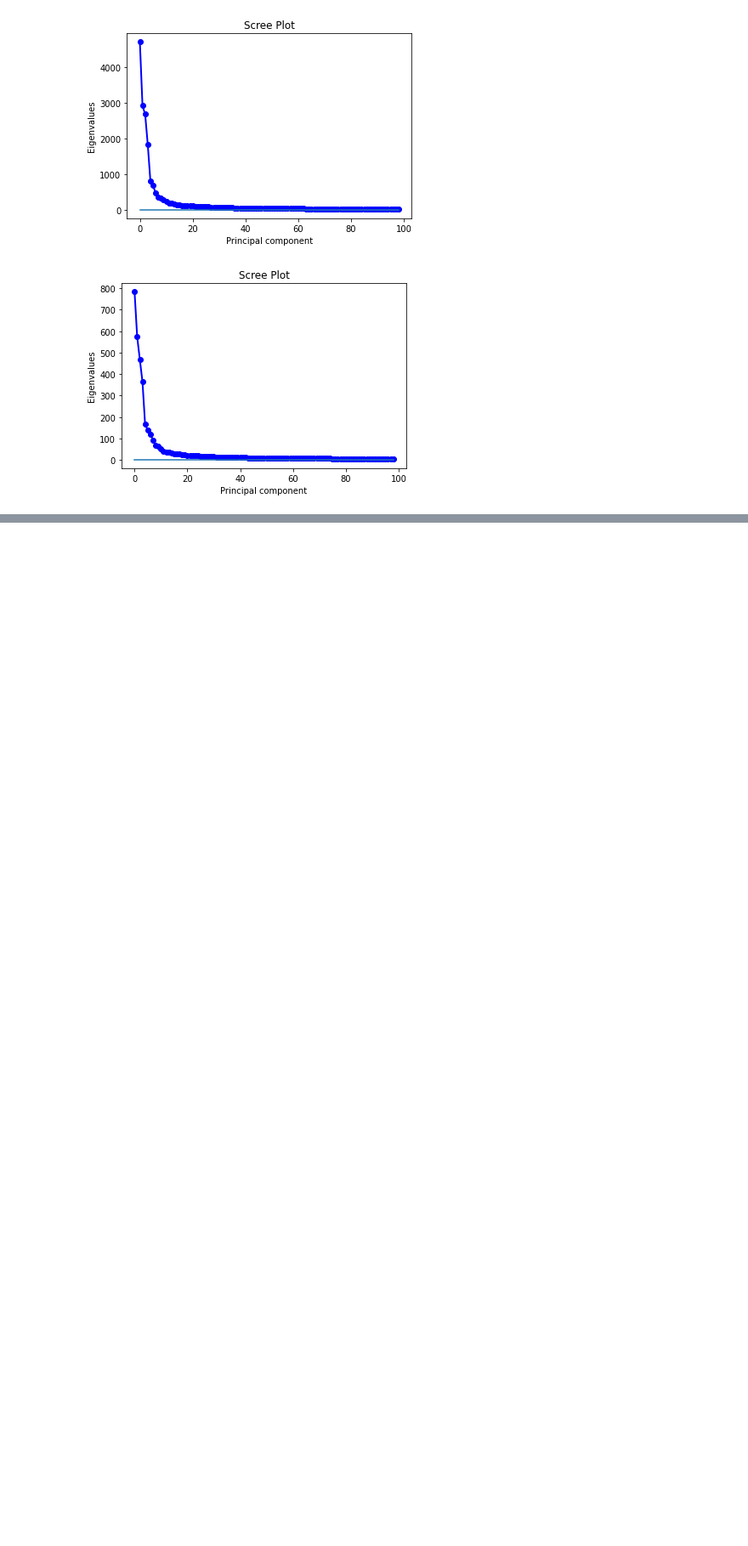
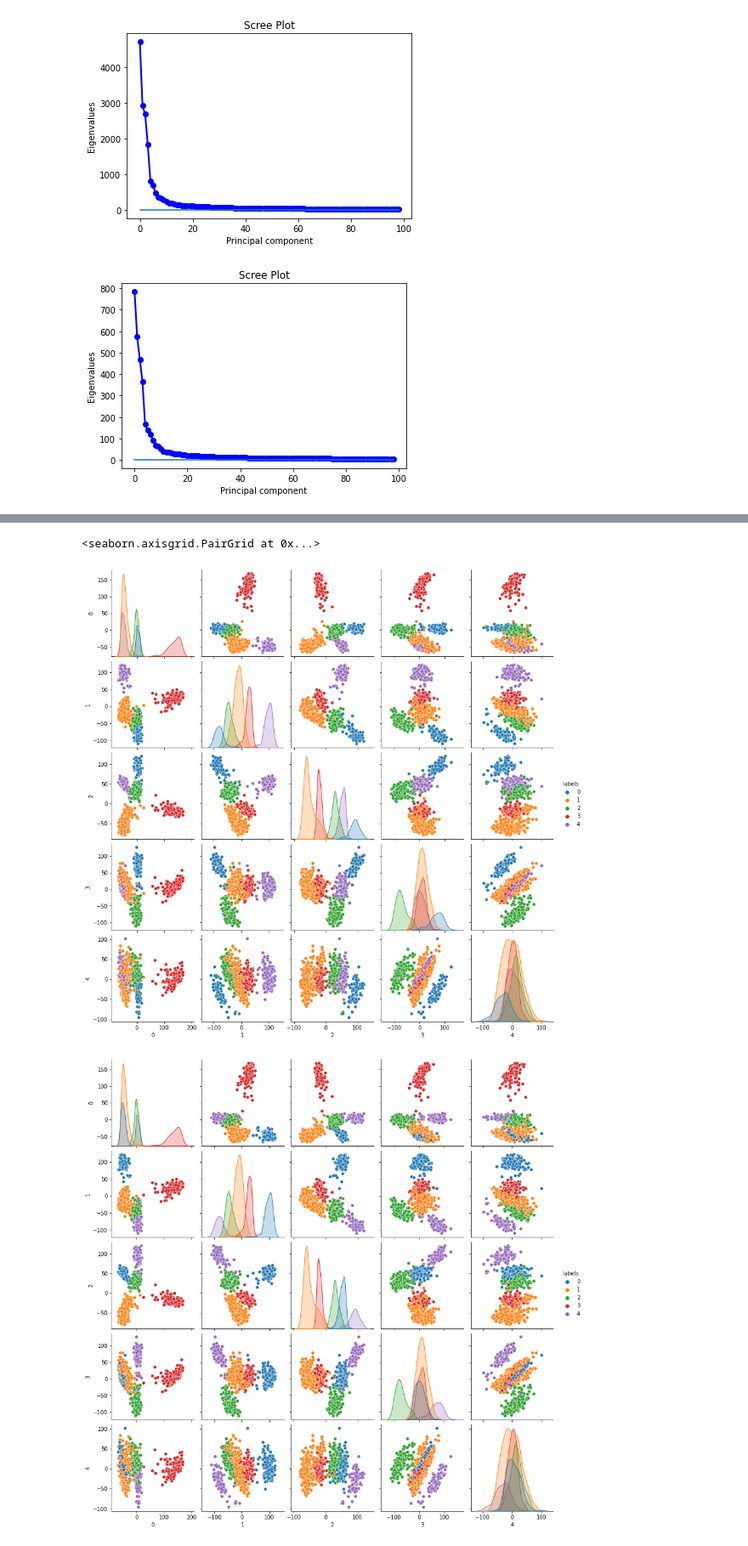
Before and after one commit to antonsandberg/Big-Data, a Jupyter notebook: Project2_Fred_ver2.ipynb, the cells around one changed output, grey strips where cells are left out. Shown at 85% size. Drawn from its saved outputs; the diff is of its cells as text; code cells hidden in the pictures; blank space fills up the shorter version.

```diff
--- a/Project2_Fred_ver2.ipynb
+++ b/Project2_Fred_ver2.ipynb
@@ -135,0 +207,23 @@ plt.show()
+# %%
+n_clusters = 5
+KM_model = KMeans(n_clusters=n_clusters)
+KM_model.fit(principalComponents)
+prediction_kmeans = KM_model.predict(principalComponents)
+
+GM_model = GaussianMixture(n_components=n_clusters)
+GM_model.fit(principalComponents)
+prediction_gmm = GM_model.predict(principalComponents)
+
+principalComponents_df = pd.DataFrame(principalComponents)
+principalComponents_df_kmeans = principalComponents_df
+principalComponents_df_kmeans['labels'] = prediction_kmeans
+principalComponents_df_gmm = principalComponents_df
+principalComponents_df_gmm['labels'] = prediction_gmm
+
+
+sns.pairplot(principalComponents_df_kmeans, hue='labels', palette="tab10")
+sns.pairplot(principalComponents_df_gmm, hue='labels', palette="tab10")
+# %% [output]
+<seaborn.axisgrid.PairGrid at 0x...>
+[figure, added]
+[figure, added]
```
Also changed, not shown: parts of 7 cells of this notebook.
